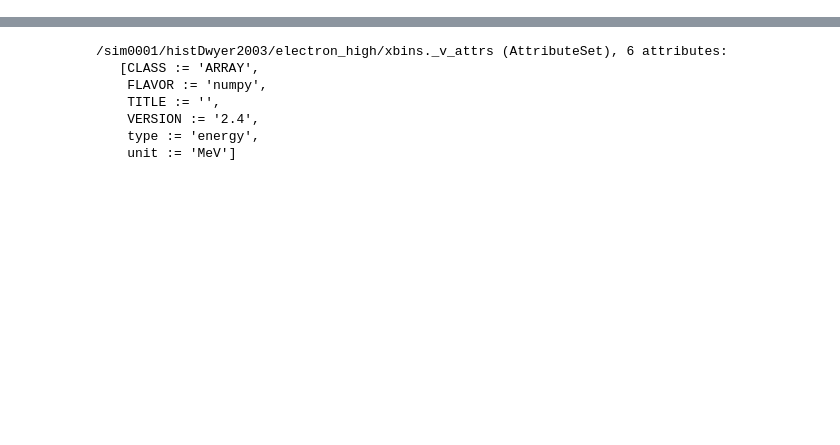
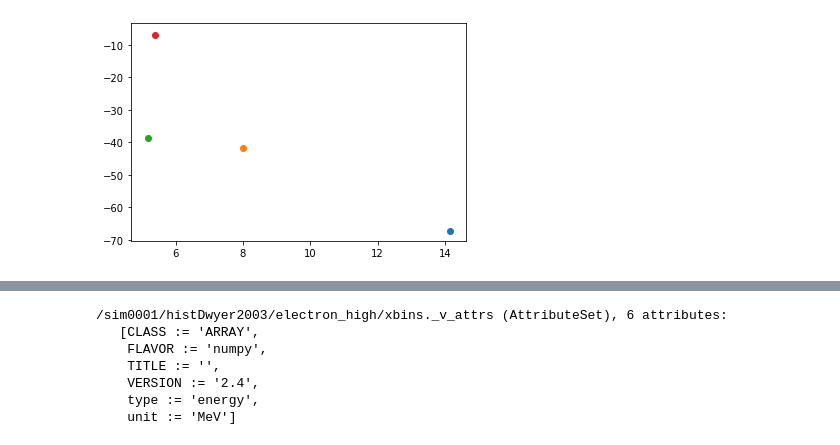
Before and after one commit to Zelenyy/phd-code, a Jupyter notebook: notebooks/15.ProbabilitySimulation.ipynb, the cells around one changed output, grey strips where cells are left out. Saved outputs shown, nothing was run; the diff lists cells and outputs as text; code cells hidden in the pictures; blank space fills up the shorter version.

```diff
--- a/notebooks/15.ProbabilitySimulation.ipynb
+++ b/notebooks/15.ProbabilitySimulation.ipynb
@@ -95,0 +176,34 @@ with tables.open_file(path) as h5file:
+# %%
+def find_chain(data, parent_id):
+    result = []
+    parent_indx = np.where(data["id"] == parent_id)[0][0]
+    next_parent_id = data[parent_indx]["parent_id"]
+    result.append(data[parent_indx])
+    if next_parent_id == 0:
+        return []
+    result += find_chain(data, next_parent_id)
+    return result
+
+def count_track_weight(data, data_final, hist_dispatcher: HistDispatcher):
+    weights = []
+    for final in data_final:
+        chain = find_chain(data, final["parent_id"])
+        weight = 1
+        for item in chain:
+            if item["particle"] == PDGID.POSITRON.value:
+                continue
+            hist = hist_dispatcher.get_hist(item)
+            weight *= hist.get_weight(item["energy"], item["z"])
+        weights.append(weight)
+    return weights
+# %%
+with tables.open_file(path) as h5file:
+    data = h5file.get_node(h5file.root, "sim0001/TreeTracking").read()
+    data_gamma =h5file.get_node(h5file.root, "sim0001/gamma").read()
+# %%
+chain = find_chain(data, data_gamma["parent_id"][0])
+# %%
+for item in chain:
+    plt.scatter(item["radius"],item["z"])
+# %% [output]
+[figure, added]
```
Also changed, not shown: parts of 14 cells of this notebook, 18 other files.
